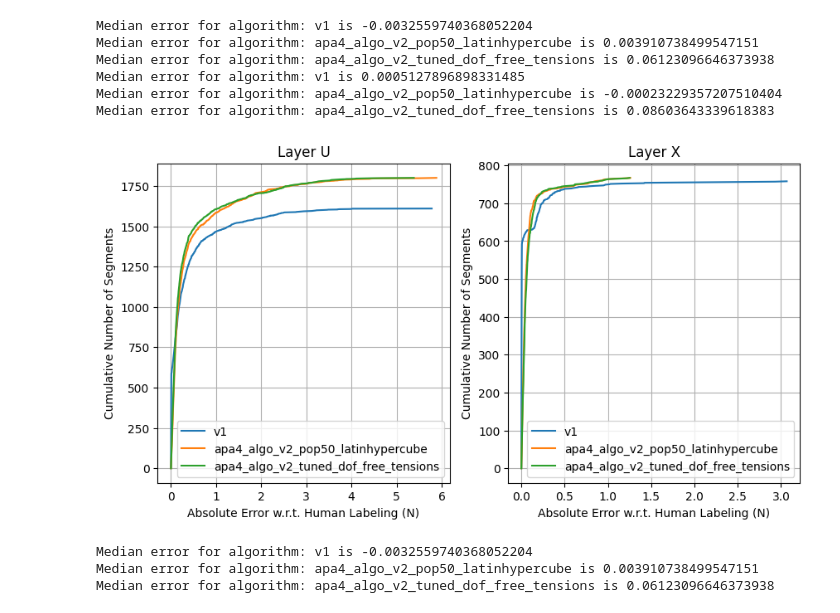
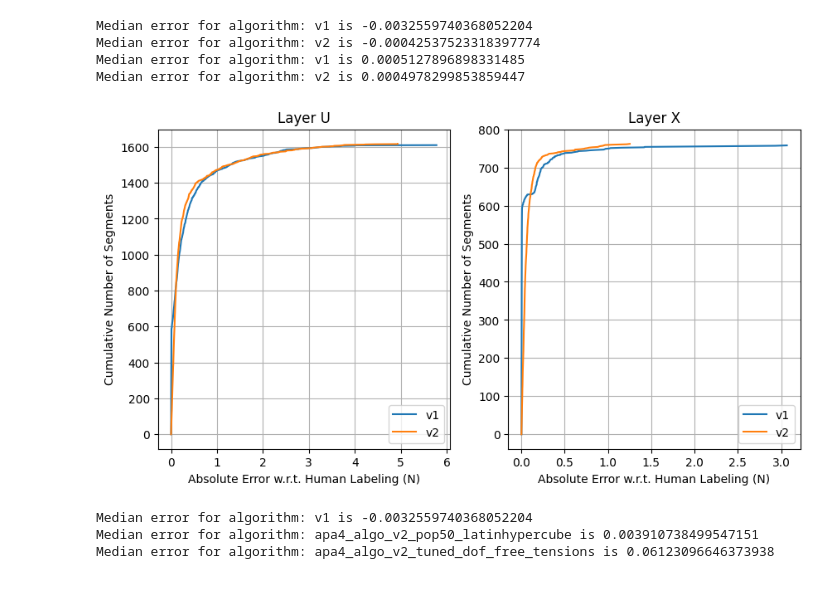
Before and after one commit to dunewires/ElectricalMethod, a Jupyter notebook: DAQ/python/algorithm_tuning/evaluate_algorithms.ipynb, the cells around one changed output. Cells and saved outputs as stored; diff of their text form; code cells hidden in the pictures.

Commit message:
evaluate with maximum error cut

```diff
--- a/DAQ/python/algorithm_tuning/evaluate_algorithms.ipynb
+++ b/DAQ/python/algorithm_tuning/evaluate_algorithms.ipynb
@@ -12,17 +12,17 @@ def make_combined_df(
     # Check that names are unique
     assert len(algo_names) == len(set(algo_names)), "Algorithm names must be unique"
     human_corrected_df = pd.read_csv(human_corrected_csv_path, comment="#")
-    human_corrected_df = human_corrected_df.rename(columns={"tension": "human_corrected_tension"})
+    human_corrected_df = human_corrected_df.rename(columns={"tension": "human_corrected_tension", "confidence": "human_corrected_uncertainty"})
 
     df = human_corrected_df
     algo_df_list = [pd.read_csv(algo_csv_path, comment="#") for algo_csv_path in algo_csv_paths]
     for algo_df, algo_name in zip(algo_df_list, algo_names):
-        algo_df = algo_df.rename(columns={"tension": f"algo_{algo_name}_tension", "confidence": f"algo_{algo_name}_confidence"})
+        algo_df = algo_df.rename(columns={"tension": f"algo_{algo_name}_tension", "confidence": f"algo_{algo_name}_uncertainty"})
         df = pd.merge(df, algo_df, on=["scan_id", "dwa_channel", "side", "layer", "apa_channel", "segment", "headboard_num", "datetime"])
 
     return df
 # %%
-def plot_algo_comparison(combined_df, algo_names, layer="U", algo_plot_labels=None, ax=None):
+def plot_algo_comparison(combined_df, algo_names, layer="U", algo_plot_labels=None, ax=None, max_uncertainty=0.5):
     if algo_plot_labels is None:
         algo_plot_labels = algo_names
     assert len(algo_names) == len(algo_plot_labels), "Must provide a plot label for each algorithm"
@@ -34,6 +34,9 @@ def plot_algo_comparison(combined_df, algo_names, layer="U", algo_plot_labels=No
         median_error = np.nanmedian(error)
         print(f"Median error for algorithm: {algo_name} is {median_error}")
         error = np.abs(error - median_error)
+        uncertainty = combined_df[layer_mask][f"algo_{algo_name}_uncertainty"]
+        mask = uncertainty < max_uncertainty
+        error = error[mask]
         # plot cumulative samples below error as a function of the error
         ax.plot(np.sort(error), np.arange(len(error)), label=algo_plot_label)
     # set labels
@@ -64,16 +68,14 @@ csv_files
  'apa4_algo_v2_tuned_settings_3_sobol.csv']
 # %%
 combined_df = make_combined_df(
-    human_corrected_csv_path="algorithm_tuning/human_corrected_apa4_dwa5_XUVG.csv",
+    human_corrected_csv_path="human_corrected_apa4_dwa5_XUVG.csv",
     algo_csv_paths=[
-        "apa4_algo_v1.csv",
-        "apa4_algo_v2_pop50_latinhypercube.csv",
-        "apa4_algo_v2_tuned_dof_free_tensions.csv"
+        "../apa4_algo_v1.csv",
+        "../apa4_algo_v2_tuned_dof_free_tensions_with_unc.csv"
     ],
     algo_names=[
         "v1",
-        "apa4_algo_v2_pop50_latinhypercube",
-        "apa4_algo_v2_tuned_dof_free_tensions"
+        "v2"
     ],
 )
 combined_df
@@ -94,26 +96,24 @@ combined_df
 # %%
 fig, (ax1, ax2) = plt.subplots(1, 2, figsize=(10, 5))
 for ax, layer in zip([ax1, ax2], ["U", "X"]):
     plot_algo_comparison(
         combined_df=combined_df,
         algo_names=[
             "v1",
-            "apa4_algo_v2_pop50_latinhypercube",
-            "apa4_algo_v2_tuned_dof_free_tensions",
+            "v2",
         ],
         layer=layer,
         ax=ax,
+        max_uncertainty=0.7,
     )
     ax.legend(loc="lower right")
 # plt.savefig("performance_new_algo_layer_u.pdf")
 # %% [output]
 Median error for algorithm: v1 is -0.0032559740368052204
-Median error for algorithm: apa4_algo_v2_pop50_latinhypercube is 0.003910738499547151
-Median error for algorithm: apa4_algo_v2_tuned_dof_free_tensions is 0.06123096646373938
+Median error for algorithm: v2 is -0.00042537523318397774
 Median error for algorithm: v1 is 0.0005127896898331485
-Median error for algorithm: apa4_algo_v2_pop50_latinhypercube is -0.00023229357207510404
-Median error for algorithm: apa4_algo_v2_tuned_dof_free_tensions is 0.08603643339618383
+Median error for algorithm: v2 is 0.0004978299853859447
-[figure, old version]
+[figure, new version]
 # %%
 def plot_algo_comparison_scatter(combined_df, algo_names, layer="U", algo_plot_labels=None, ax=None):
     if algo_plot_labels is None:
```
Also changed, not shown: parts of 2 cells of this notebook.
